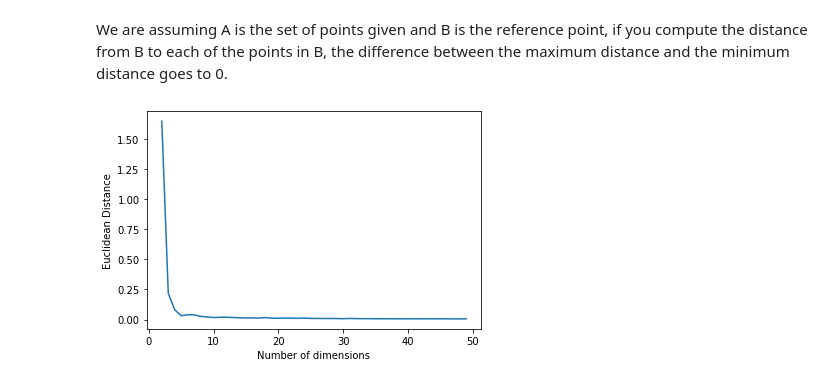
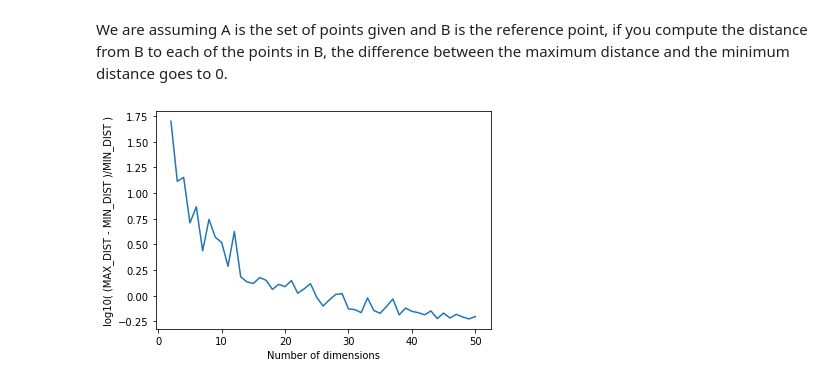
Before and after one commit to Shardul23197/DataMiningB565Assignments, a Jupyter notebook: HW2/HW2.ipynb, the cells around one changed output. Saved outputs shown, nothing was run; the diff lists cells and outputs as text; code cells hidden in the pictures.

```diff
--- a/HW2/HW2.ipynb
+++ b/HW2/HW2.ipynb
@@ -203,23 +186,26 @@ We are assuming A is the set of points given and B is the reference point, if yo
 # %%
 import numpy as np
 import matplotlib.pyplot as plt
-import os
 import math
 
-deltas = []
-for N in range(2,50):
+log_values = []
+for step in range(2,51):
     # Generate 500 random points in N dimensions.
-    A = [np.random.randint(-100, 100, N) for _ in range(500)]
-    B = np.random.randint(-100,100,N)
+    A = [np.random.randint(-50, 50, step) for _ in range(500)]
+    B = np.random.randint(-50,50,step)
+    # Computing distances as per the given problem
+    #https://www.delftstack.com/howto/numpy/calculate-euclidean-distance/
     diffs = [np.linalg.norm(a-B) for a in A]
     mxd = max(diffs)
     mnd = min(diffs)
-    delta = math.log10(mxd-mnd)/mnd
-    deltas.append( delta )
+    #taking log of whole equation
+    log_value = math.log10((mxd-mnd)/mnd)
+    log_values.append( log_value )
 
-plt.plot(range(2,50),deltas)
+# Plotting the curve for simulated data using matplotlib
+plt.plot(range(2,51),log_values)
 plt.xlabel('Number of dimensions')
-plt.ylabel('Euclidean Distance')
+plt.ylabel('log10( (MAX_DIST - MIN_DIST )/MIN_DIST )')
 plt.show()
 # %% [output]
-[figure, old version]
+[figure, new version]
```
Also changed, not shown: parts of 11 cells of this notebook, 2 other files.
